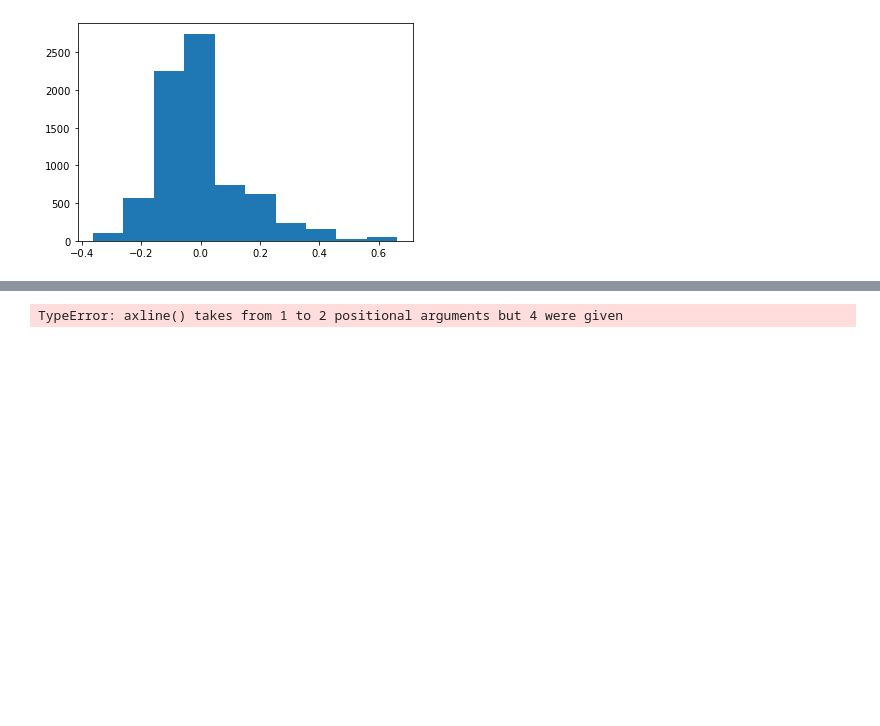
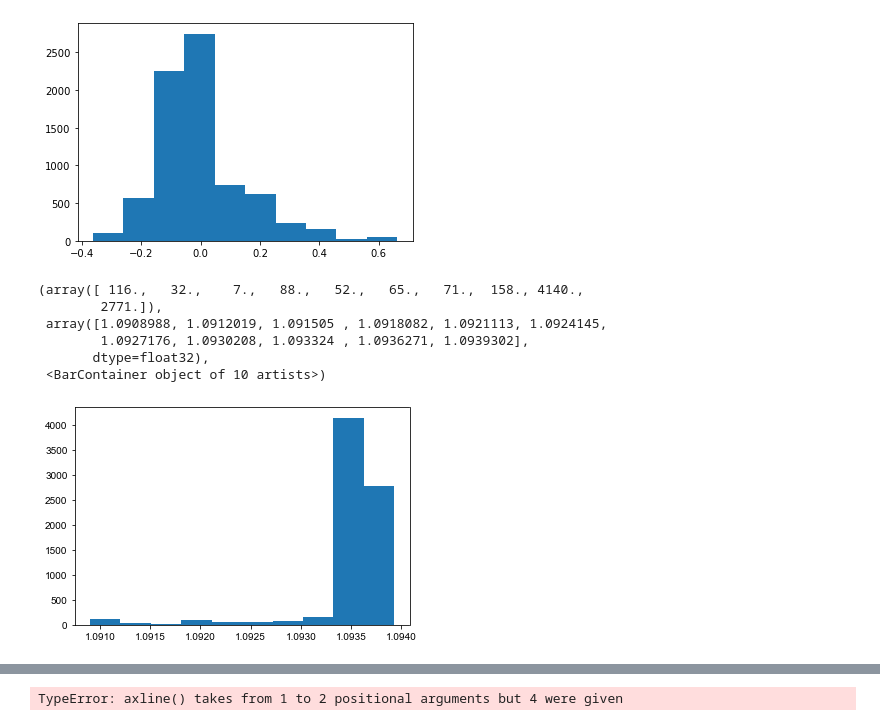
Before and after one commit to VivaswatS/selCoefEst, a Jupyter notebook: working_selCoefEst.ipynb, the cells around one changed output, grey strips where cells are left out. Saved outputs shown, nothing was run; the diff lists cells and outputs as text; code cells hidden in the pictures; blank space fills up the shorter version.

```diff
--- a/working_selCoefEst.ipynb
+++ b/working_selCoefEst.ipynb
@@ -268,6 +264,16 @@ plt.hist(preds_vae[:,9])
          0.66276413], dtype=float32),
  <BarContainer object of 10 artists>)
 [figure]
+# %%
+plt.hist(preds[:,1])
+# %% [output]
+(array([ 116.,   32.,    7.,   88.,   52.,   65.,   71.,  158., 4140.,
+        2771.]),
+ array([1.0908988, 1.0912019, 1.091505 , 1.0918082, 1.0921113, 1.0924145,
+        1.0927176, 1.0930208, 1.093324 , 1.0936271, 1.0939302],
+       dtype=float32),
+ <BarContainer object of 10 artists>)
+[figure, added]
 # %%
 z_preds = encoder.predict(test_data)
 preds_mean_vae = np.exp(np.ravel(decoder.predict(z_preds[0])))
```
Also changed, not shown: parts of 14 cells of this notebook, 2 other files.
